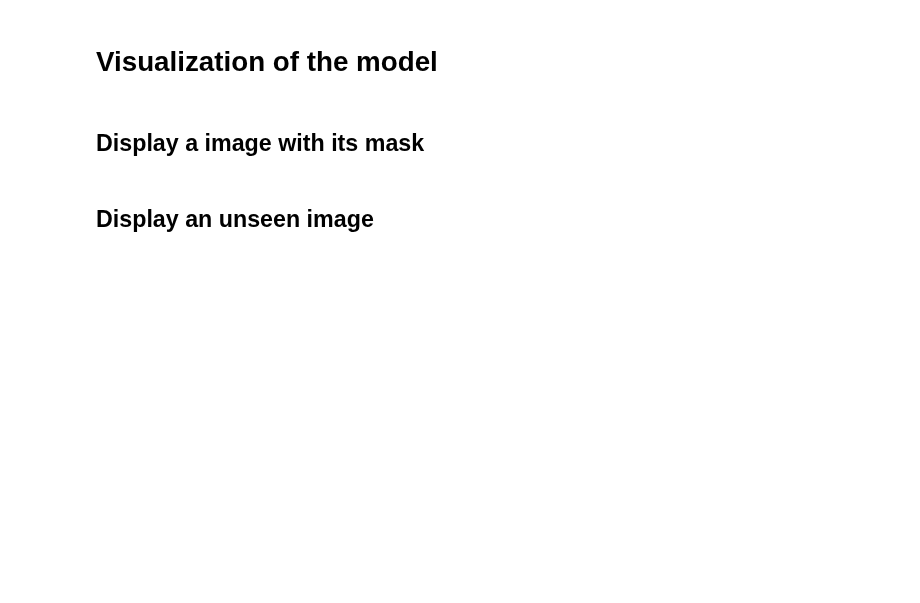
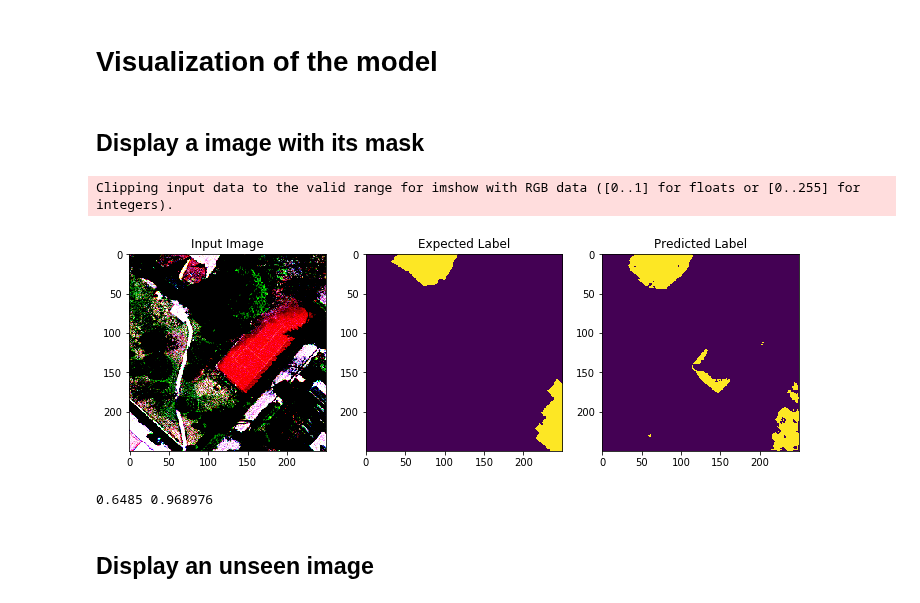
Before and after one commit to riccardocadei/photovoltaic-detection, a Jupyter notebook: main.ipynb, the cells around one changed output. Drawn from its saved outputs; the diff is of its cells as text; code cells hidden in the pictures; blank space fills up the shorter version.

```diff
--- a/main.ipynb
+++ b/main.ipynb
@@ -142,27 +162,31 @@ torch.save(best_model.state_dict(), 'model/best_model06122020.pt')
 # %%
 fig = plt.figure()
 fig.set_size_inches(12, 7, forward=True)
 
 ax1 = fig.add_subplot(1,3,1)
 ax1.title.set_text('Input Image')
 ax2 = fig.add_subplot(1,3,2)
 ax2.title.set_text('Expected Label')
 ax3 = fig.add_subplot(1,3,3)
 ax3.title.set_text('Predicted Label')
 
 index_random_sample = int(np.random.random()*len(train_loader.dataset))
-(x,y) = train_loader.dataset[239]
-ax1.imshow(np.transpose(x.numpy(),(1,2,0)))
+(x,y) = train_loader.dataset[index_random_sample]
+ax1.imshow(np.transpose(normalize(x,[0.0025*1.0032**(-1), 0.0093*1.0053**(-2), 0.0037*1.0127**(-1)],[1.0032**(-2), 1.0053**(-2), 1.0127**(-2)]).numpy(),(1,2,0)))
 
 ax2.imshow(y)
 
 ypred = torch.squeeze(model.predict(torch.unsqueeze(x,0).cuda())).cpu().detach().numpy()
 
 ax3.imshow(np.around(ypred))
 np.around(iou(np.around(ypred),y.numpy()),4),accuracy(np.around(ypred),y.numpy())
 acc = np.around(iou(np.around(ypred),y.numpy()),4)
 plt.show()
 print(acc,accuracy(np.around(ypred),y.numpy()))
+# %% [output]
+Clipping input data to the valid range for imshow with RGB data ([0..1] for floats or [0..255] for integers).
+[figure, added]
+0.6485 0.968976
 # %% [markdown]
 ## Display an unseen image
 # %%
```
Also changed, not shown: parts of 10 cells of this notebook, 2 other files.
